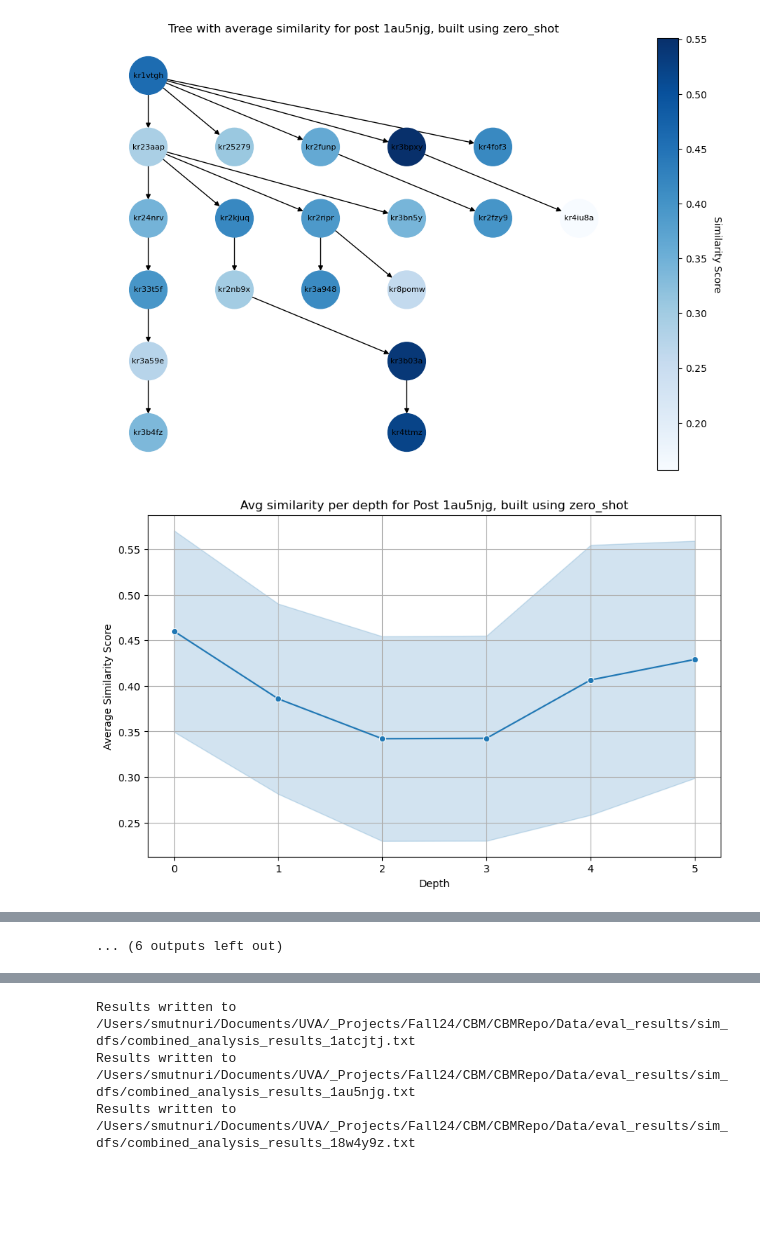
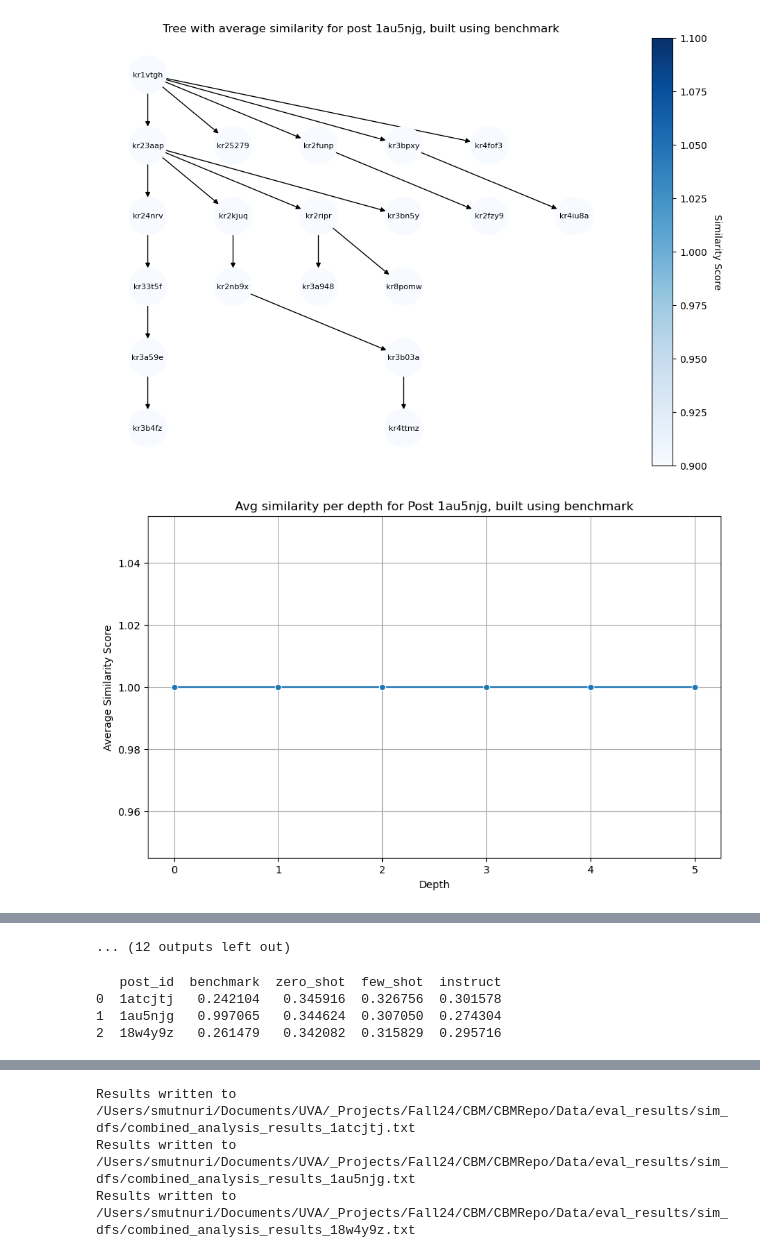
Before and after one commit to puschb/CBM_Final_Project, a Jupyter notebook: src/Evaluation/plot_evals.ipynb, the cells around one changed output, grey strips where cells are left out. Drawn from its saved outputs; the diff is of its cells as text; code cells hidden in the pictures; blank space fills up the shorter version.

Commit message:
add new benchmark

```diff
--- a/src/Evaluation/plot_evals.ipynb
+++ b/src/Evaluation/plot_evals.ipynb
@@ -12,26 +14,26 @@ DATA_BASEPATH = os.path.abspath(os.path.join(os.getcwd(), "..","../Data"))
 
 from eval import PlotSimilarity
 # %%
-EXP_NAMES = ['zero_shot', 'few_shot', 'instruct']
+EXP_NAMES = ['benchmark','zero_shot', 'few_shot', 'instruct']
 POST_IDS = ['1atcjtj', '1au5njg', '18w4y9z']
 # %%
 simdf_path = os.path.abspath(os.path.join(DATA_BASEPATH, 'eval_results/sim_dfs/'))
+data = {exp_name: [] for exp_name in EXP_NAMES}
 # %%
 for EXP_NAME in EXP_NAMES:
     for POST_ID in POST_IDS:
 
         folder_path =  os.path.abspath(os.path.join(DATA_BASEPATH, f'eval_results/{EXP_NAME}/{POST_ID}/'))
-
         df_savepath = os.path.abspath(os.path.join(simdf_path, f'df_{EXP_NAME}_{POST_ID}.csv'))
 
-
-        # create plotter object
         plotter = PlotSimilarity(folder_path=folder_path)
 
-        # get a list of deepest trees.
         deeptrees = plotter.get_deepest_tree()
 
-        # get a tree object with avg scores, and a df with all similarities
+        overall_avg_similarity = plotter.calculate_average_similarity()
+
+        data[EXP_NAME].append(overall_avg_similarity)
+
         avgtree, sim_df = plotter.calculate_avg_similarity(deeptrees)
 
         plotter.save_df(sim_df, df_savepath)
@@ -45,2 +47,2 @@ for EXP_NAME in EXP_NAMES:
-[figure, old version]
+[figure, new version]
-[figure, old version]
+[figure, new version]
@@ -55 +57,12 @@ for EXP_NAME in EXP_NAMES:
-... (6 outputs left out)
+... (12 outputs left out)
+# %%
+final_df = pd.DataFrame(data, index=POST_IDS)
+final_df.reset_index(inplace=True)
+final_df.rename(columns={"index": "post_id"}, inplace=True)
+
+print(final_df)
+# %% [output]
+   post_id  benchmark  zero_shot  few_shot  instruct
+0  1atcjtj   0.242104   0.345916  0.326756  0.301578
+1  1au5njg   0.997065   0.344624  0.307050  0.274304
+2  18w4y9z   0.261479   0.342082  0.315829  0.295716
```
Also changed, not shown: parts of 4 cells of this notebook, 42 other files.
